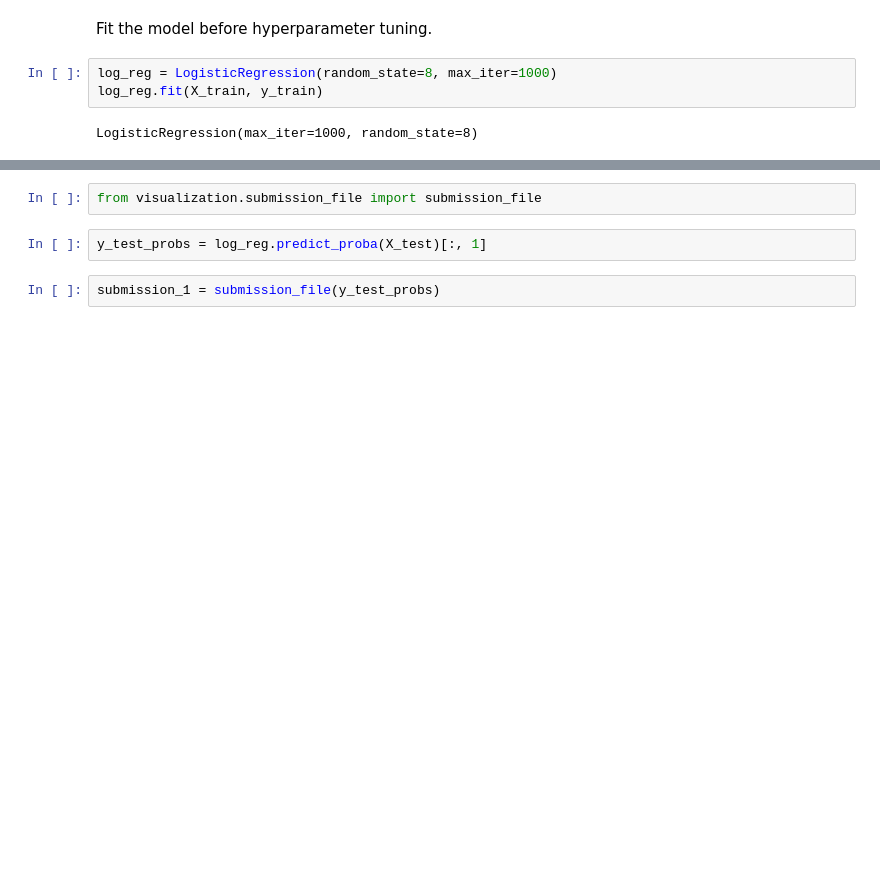
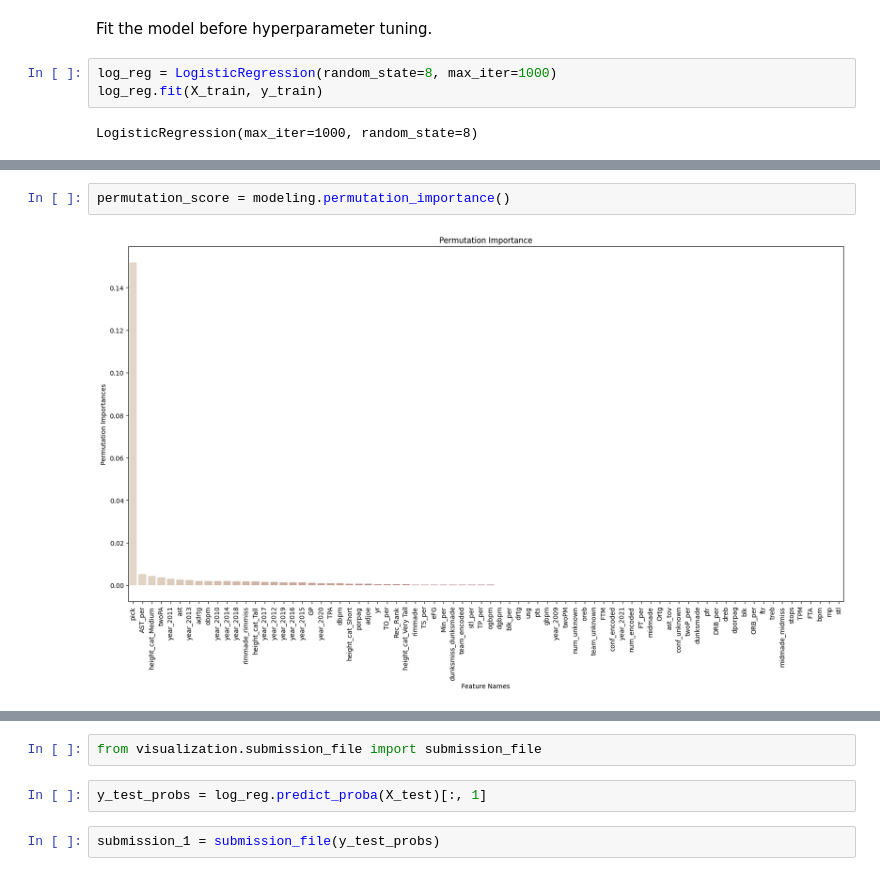
Before and after one commit to chuannarongvat/adv_mla_at1_14229898, a Jupyter notebook: notebooks/chingpayakmon_narongvat-14229898-week3_3.logistic.ipynb, the cells around one changed output, grey strips where cells are left out. Saved outputs shown, nothing was run; the diff lists cells and outputs as text; blank space fills up the shorter version.

```diff
--- a/notebooks/chingpayakmon_narongvat-14229898-week3_3.logistic.ipynb
+++ b/notebooks/chingpayakmon_narongvat-14229898-week3_3.logistic.ipynb
@@ -56,0 +62,4 @@ Validation Set       0.993005
+# %%
+permutation_score = modeling.permutation_importance()
+# %% [output]
+[figure, added]
```
Also changed, not shown: parts of 36 cells of this notebook, 14 other files.
